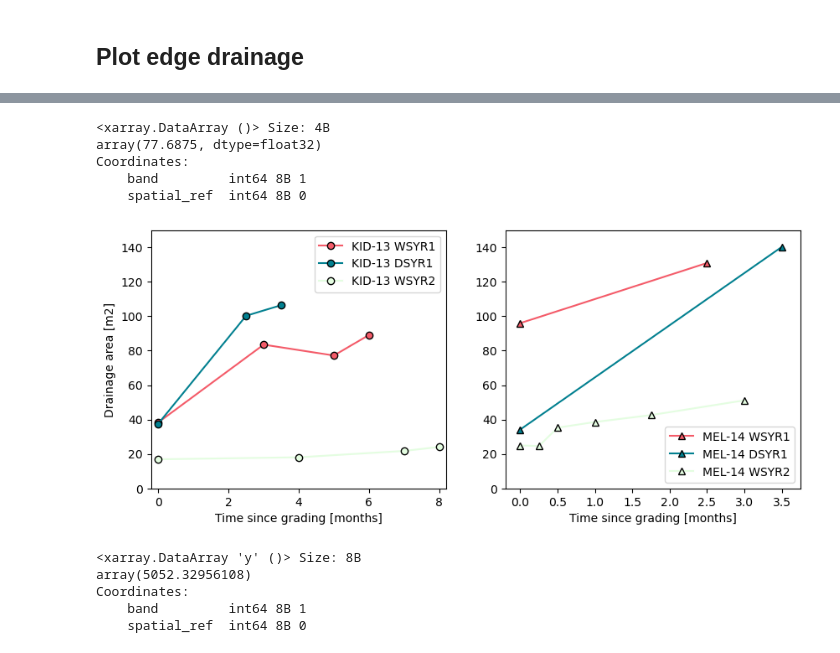
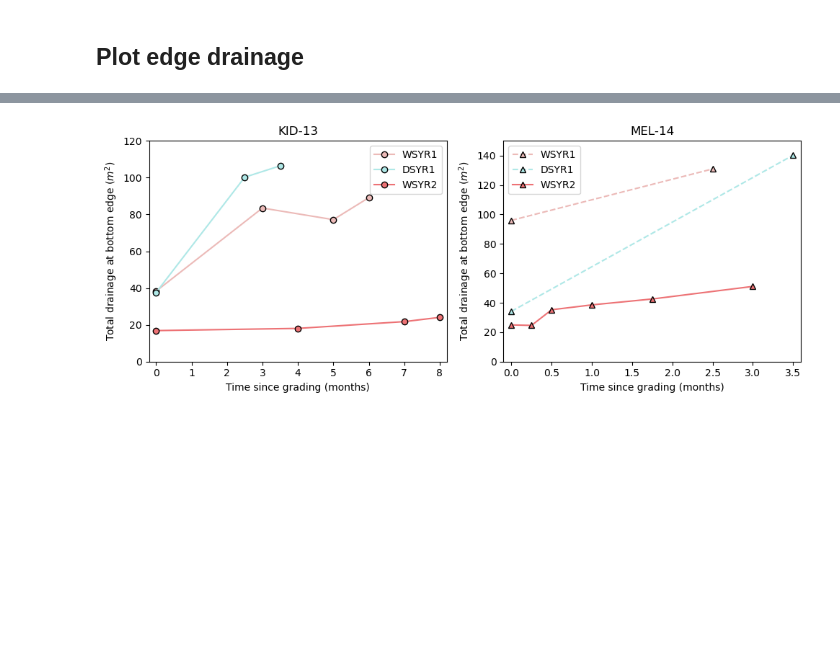
Before and after one commit to amanaster2/micro_diff, a Jupyter notebook: notebooks/flow_pathway_analysis.ipynb, the cells around one changed output, grey strips where cells are left out. Cells and saved outputs as stored; diff of their text form; code cells hidden in the pictures; blank space fills up the shorter version.

```diff
--- a/notebooks/flow_pathway_analysis.ipynb
+++ b/notebooks/flow_pathway_analysis.ipynb
@@ -148,6 +153,7 @@ date_strings_m14_dsyr1 = [x[1:-1] for x in strings_m14_dsyr1]
 # ensure chronological sorting
 date_strings_m14_dsyr1, m14_dsyr1_dem_files = list(zip(*sorted(zip(date_strings_m14_dsyr1, m14_dsyr1_dem_files))))
 date_times_m14_dsyr1 = [pd.to_datetime(x, format='%Y%m%d') for x in date_strings_m14_dsyr1]
+date_m14_dsyr1 = [date_times_m14_dsyr1[x].strftime("%Y-%m-%d") for x in range(len(date_times_m14_dsyr1))]
 
 list(zip(date_strings_m14_dsyr1, m14_dsyr1_dem_files))
 # %% [output]
@@ -164,6 +170,8 @@ date_strings_m14_wsyr2 = [x[1:-1] for x in strings_m14_wsyr2]
 # ensure chronological sorting
 date_strings_m14_wsyr2, m14_wsyr2_dem_files = list(zip(*sorted(zip(date_strings_m14_wsyr2, m14_wsyr2_dem_files))))
 date_times_m14_wsyr2 = [pd.to_datetime(x, format='%Y%m%d') for x in date_strings_m14_wsyr2]
+date_m14_wsyr2 = [date_times_m14_wsyr2[x].strftime("%Y-%m-%d") for x in range(len(date_times_m14_wsyr2))]
+
 
 list(zip(date_strings_m14_wsyr2, m14_wsyr2_dem_files))
 # %% [output]
@@ -331,6 +384,11 @@ m14_wsyr2 = dict()
 for i in range(len(m14_wsyr2_dem_files)):
     m14_wsyr2[i] = rio.open_rasterio(m14_wsyr2_dem_files[i]).squeeze()
     m14_wsyr2[i].rio.write_crs(m14_crs, inplace=True)
+
+m14_wsyr2_map = dict()
+for i in range(len(m14_wsyr2_map_files)):
+    m14_wsyr2_map[i] = rio.open_rasterio(m14_wsyr2_map_files[i]).squeeze()
+    m14_wsyr2_map[i].rio.write_crs(m14_crs, inplace=True)
 # %% [markdown]
 ## Plot edge drainage
 # %%
@@ -425,12 +488,3 @@ cm_wa_k13_wsyr2 = np.zeros(len(k13_wsyr2_dem_files))
 for i in range(len(k13_wsyr2_dem_files)):
     cm_norm_k13_wsyr2[i] = np.sum(k13_wsyr2[i]['y']*np.sum(~np.isnan(k13_wsyr2[i]), axis =1))/np.sum(~np.isnan(k13_wsyr2[i]))
     cm_wa_k13_wsyr2[i] = np.sum(k13_wsyr2[i]['y']*np.sum(k13_wsyr2[i], axis=1))/np.sum(k13_wsyr2[i])
-# %%
-cm_norm_k13_wsyr1 = (cm_norm_k13_wsyr1-min(k13_wsyr1[3]['y'].values))/(max(k13_wsyr1[3]['y'].values)-min(k13_wsyr1[3]['y'].values))
-cm_wa_k13_wsyr1 = (cm_wa_k13_wsyr1-min(k13_wsyr1[3]['y'].values))/(max(k13_wsyr1[3]['y'].values)-min(k13_wsyr1[3]['y'].values))
-cm_norm_k13_dsyr1 = (cm_norm_k13_dsyr1-min(k13_dsyr1[2]['y'].values))/(max(k13_dsyr1[2]['y'].values)-min(k13_dsyr1[2]['y'].values))
-cm_wa_k13_dsyr1 = (cm_wa_k13_dsyr1-min(k13_dsyr1[2]['y'].values))/(max(k13_dsyr1[2]['y'].values)-min(k13_dsyr1[2]['y'].values))
-cm_norm_k13_wsyr2 = (cm_norm_k13_wsyr2-min(k13_wsyr2[i]['y'].values))/(max(k13_wsyr2[i]['y'].values)-min(k13_wsyr2[i]['y'].values))
-cm_wa_k13_wsyr2 = (cm_wa_k13_wsyr2-min(k13_wsyr2[i]['y'].values))/(max(k13_wsyr2[i]['y'].values)-min(k13_wsyr2[i]['y'].values))
-
-tmax_k13_wsyr1 = np.linspace(-0.25,8.25, 4)
@@ -546,31 +664,19 @@ Attributes:
-# %%
-np.sum(k13_wsyr1[2][-4:])
-# %% [output]
-<xarray.DataArray ()> Size: 4B
-array(77.6875, dtype=float32)
-Coordinates:
-    band         int64 8B 1
-    spatial_ref  int64 8B 0
 # %%
-fig, ax =plt.subplots(1,2, figsize=(10,4))
+fig, ax =plt.subplots(1,2, figsize=(10,4), layout='tight')
 
-ax[0].plot(t_k13_wsyr1, da_wa_k13_wsyr1, 'o-', color='#F45B69', markeredgecolor='k', label='KID-13 WSYR1')
-ax[0].plot(t_k13_dsyr1, da_wa_k13_dsyr1, 'o-', color='#028090', markeredgecolor='k', label='KID-13 DSYR1')
-ax[0].plot(t_k13_wsyr2, da_wa_k13_wsyr2, 'o-', color='#E4FDE1', markeredgecolor='k', label='KID-13 WSYR2')
-ax[0].set_ylabel('Drainage area [m2]')
-ax[0].set_xlim(-0.2,8.2)
+ax[0].plot(t_k13_wsyr1, da_wa_k13_wsyr1, 'o-', color='#ECBAB8', markeredgecolor='k', label='WSYR1')
+ax[0].plot(t_k13_dsyr1, da_wa_k13_dsyr1, 'o-', color='#AFE8E7', markeredgecolor='k', label='DSYR1')
+ax[0].plot(t_k13_wsyr2, da_wa_k13_wsyr2, 'o-', color='#ED7275', markeredgecolor='k', label='WSYR2')
+ax[0].set(ylabel=r'Total drainage at bottom edge ($m^2$)', xlim=(-0.2,8.2), ylim=(0,120), title='KID-13')
 
-
-ax[1].plot(t_m14_wsyr1, da_wa_m14_wsyr1, '^-', color='#F45B69', markeredgecolor='k', label='MEL-14 WSYR1')
-ax[1].plot(t_m14_dsyr1, da_wa_m14_dsyr1, '^-', color='#028090', markeredgecolor='k', label='MEL-14 DSYR1')
-ax[1].plot(t_m14_wsyr2, da_wa_m14_wsyr2, '^-', color='#E4FDE1', markeredgecolor='k', label='MEL-14 WSYR2')
-ax[1].set_xlim(-0.2,3.75)
-
+ax[1].plot(t_m14_wsyr1, da_wa_m14_wsyr1, '^--', color='#ECBAB8', markeredgecolor='k', label='WSYR1')
+ax[1].plot(t_m14_dsyr1, da_wa_m14_dsyr1, '^--', color='#AFE8E7', markeredgecolor='k', label='DSYR1')
+ax[1].plot(t_m14_wsyr2, da_wa_m14_wsyr2, '^-', color='#ED7275', markeredgecolor='k', label='WSYR2')
+ax[1].set(ylabel=r'Total drainage at bottom edge ($m^2$)', xlim=(-0.1,3.6), ylim=(0,150), title='MEL-14')
 
 for ax in ax.flat:
-    ax.set(xlabel='Time since grading [months]',\
-         ylim=(0,150))
+    ax.set(xlabel='Time since grading (months)')
     ax.legend()
 plt.show();
 # %% [output]
-[figure, old version]
+[figure, new version]
@@ -654,8 +682,0 @@ df = pd.DataFrame(m14_wsyr1_west[0])
-# %%
-np.sum(k13_dsyr1_west[0]['y']*k13_dsyr1_west[0].values[~np.isnan(k13_dsyr1_west[0])])/np.sum(k13_dsyr1_west[0].values[~np.isnan(k13_dsyr1_west[0])])
-# %% [output]
-<xarray.DataArray 'y' ()> Size: 8B
-array(5052.32956108)
-Coordinates:
-    band         int64 8B 1
-    spatial_ref  int64 8B 0
```
Also changed, not shown: parts of 23 cells of this notebook.
